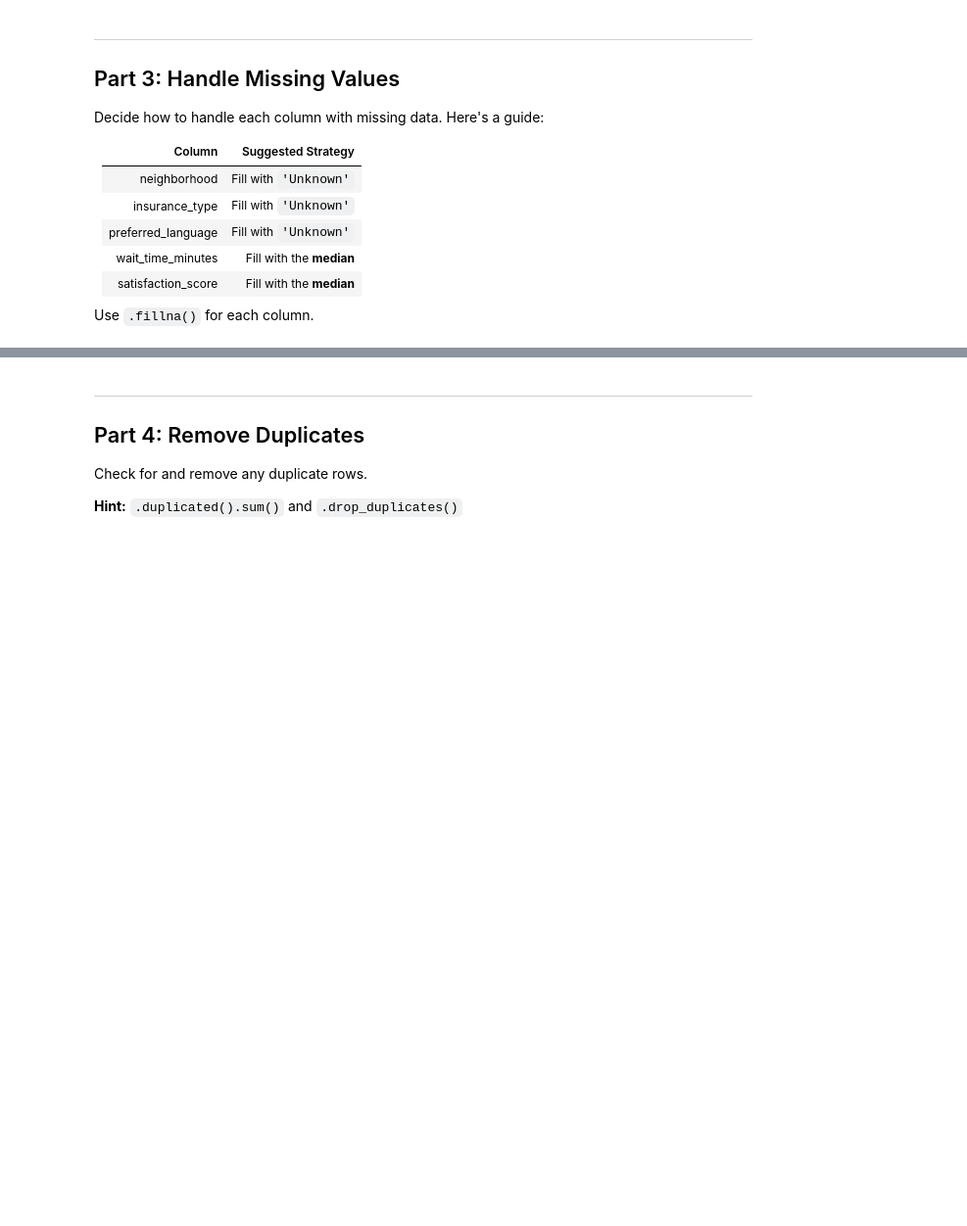
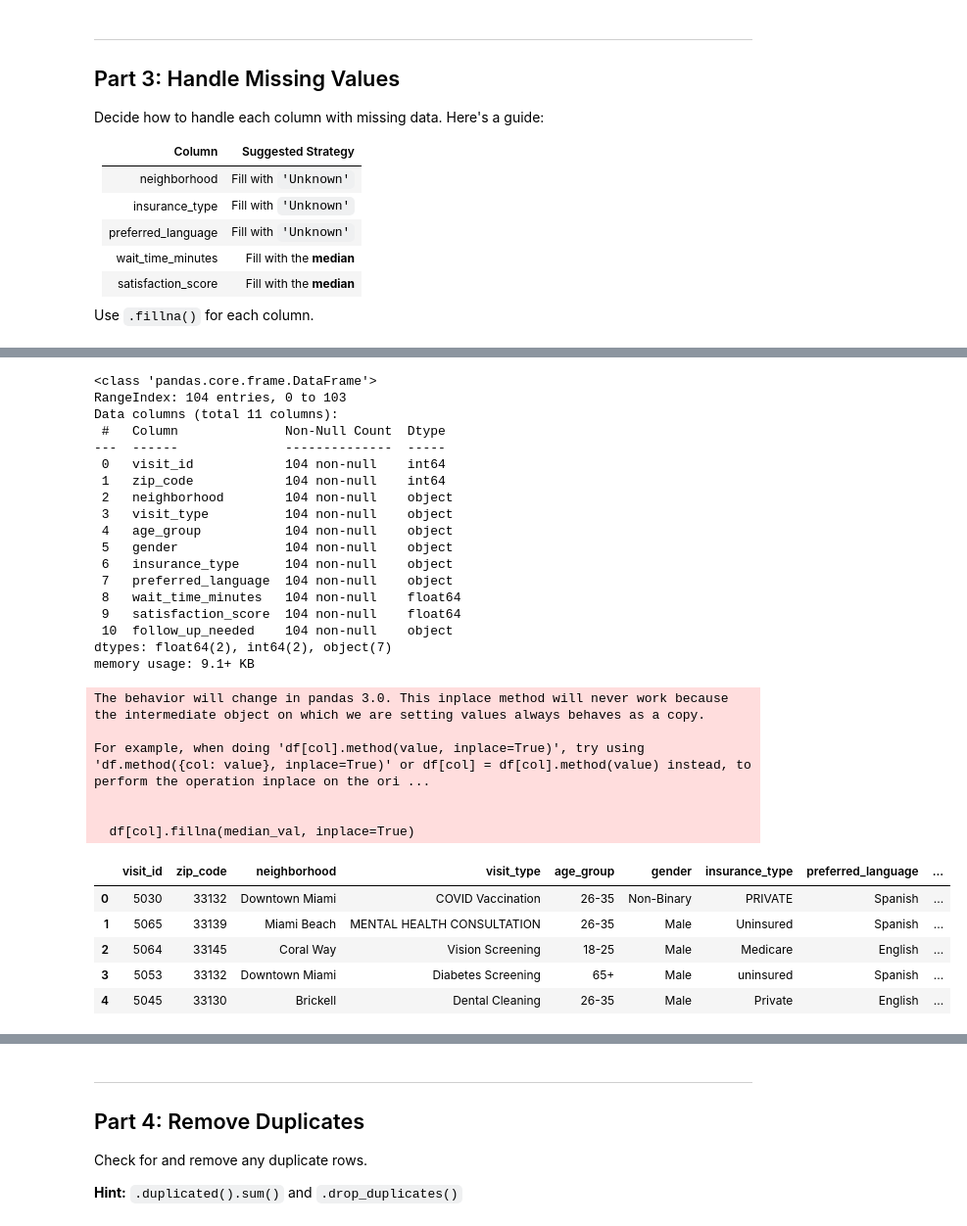
Before and after one commit to Rp2451/practice-projects, a Jupyter notebook: 04-Data-Wrangling/Non-Guided-Project/NG04_Public_Health_Data_Prep.ipynb, the cells around one changed output, grey strips where cells are left out. Shown at 98% size. Drawn from its saved outputs; the diff is of its cells as text; code cells hidden in the pictures; blank space fills up the shorter version.

```diff
--- a/04-Data-Wrangling/Non-Guided-Project/NG04_Public_Health_Data_Prep.ipynb
+++ b/04-Data-Wrangling/Non-Guided-Project/NG04_Public_Health_Data_Prep.ipynb
@@ -182,3 +189,55 @@ NameError: name 'df' is not defined
+# %%
+import numpy as np
+
+# Columns that should be numerical and filled with median
+numerical_cols_to_fill_median = ['wait_time_minutes', 'satisfaction_score']
+
+for col in numerical_cols_to_fill_median:
+    # Convert 'Unknown' (if present) to NaN, then convert to numeric
+    # This addresses the issue caused by the previous df.fillna('Unknown')
+    df[col] = df[col].replace('Unknown', np.nan)
+    df[col] = pd.to_numeric(df[col], errors='coerce') # Ensure they are numeric
+
+    # Calculate median
+    median_val = df[col].median()
+
+    # Fill NaN values with the median
+    df[col].fillna(median_val, inplace=True)
+
+# Display info to verify
+df.info()
+df.head()
+# %% [output]
+<class 'pandas.core.frame.DataFrame'>
+RangeIndex: 104 entries, 0 to 103
+Data columns (total 11 columns):
+ #   Column              Non-Null Count  Dtype
+---  ------              --------------  -----
+ 0   visit_id            104 non-null    int64
+ 1   zip_code            104 non-null    int64
+ 2   neighborhood        104 non-null    object
+ 3   visit_type          104 non-null    object
+ 4   age_group           104 non-null    object
+ 5   gender              104 non-null    object
+ 6   insurance_type      104 non-null    object
+ 7   preferred_language  104 non-null    object
+ 8   wait_time_minutes   104 non-null    float64
+ 9   satisfaction_score  104 non-null    float64
+ 10  follow_up_needed    104 non-null    object
+dtypes: float64(2), int64(2), object(7)
+memory usage: 9.1+ KB
+The behavior will change in pandas 3.0. This inplace method will never work because the intermediate object on which we are setting values always behaves as a copy.
+
+For example, when doing 'df[col].method(value, inplace=True)', try using 'df.method({col: value}, inplace=True)' or df[col] = df[col].method(value) instead, to perform the operation inplace on the ori ...
+
+
+  df[col].fillna(median_val, inplace=True)
+|  | visit_id | zip_code | neighborhood | visit_type | age_group | gender | insurance_type | preferred_language | ... |
+| 0 | 5030 | 33132 | Downtown Miami | COVID Vaccination | 26-35 | Non-Binary | PRIVATE | Spanish | ... |
+| 1 | 5065 | 33139 | Miami Beach | MENTAL HEALTH CONSULTATION | 26-35 | Male | Uninsured | Spanish | ... |
+| 2 | 5064 | 33145 | Coral Way | Vision Screening | 18-25 | Male | Medicare | English | ... |
+| 3 | 5053 | 33132 | Downtown Miami | Diabetes Screening | 65+ | Male | uninsured | Spanish | ... |
+| 4 | 5045 | 33130 | Brickell | Dental Cleaning | 26-35 | Male | Private | English | ... |
 # %%
 # Verify: check that no missing values remain
 # YOUR CODE HERE
```
Also changed, not shown: parts of 50 cells of this notebook.
